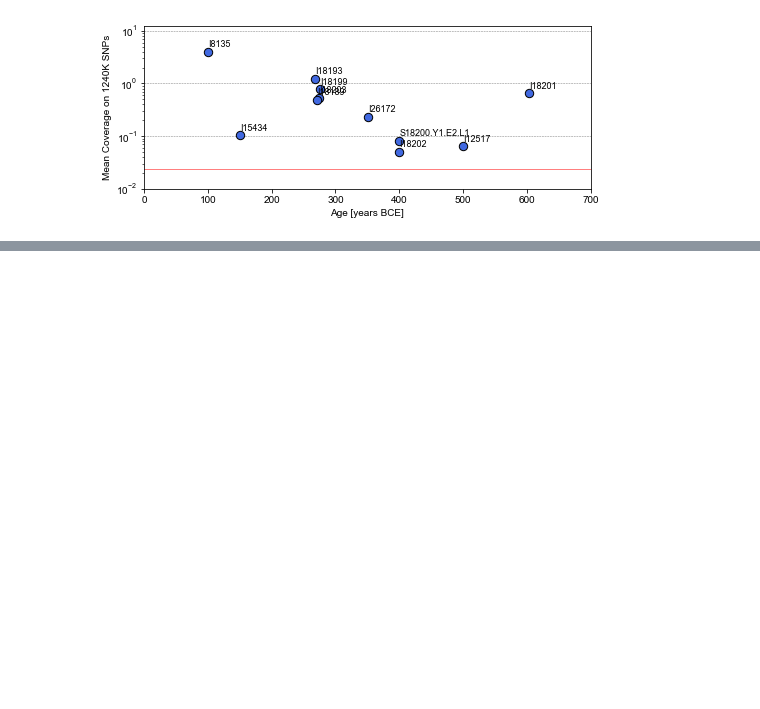
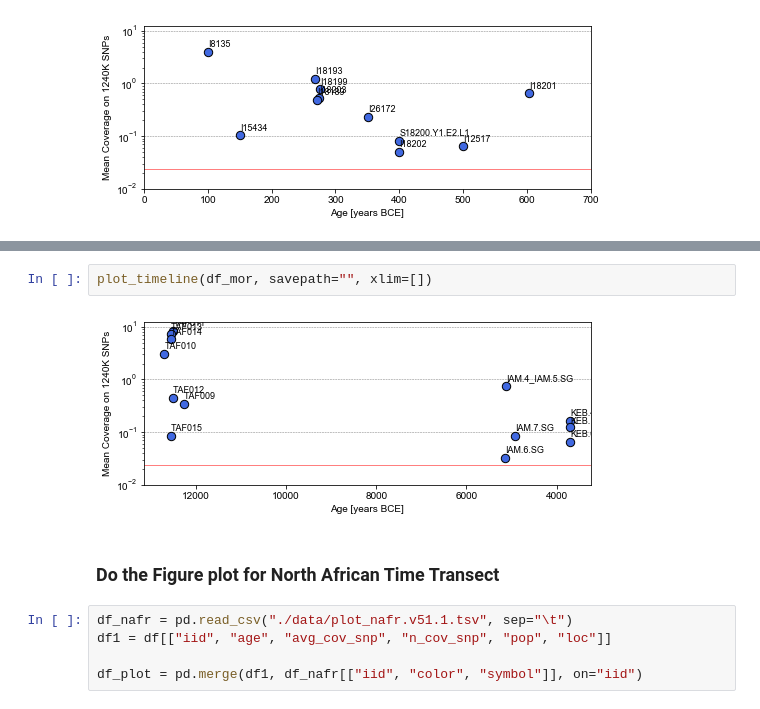
Before and after one commit to hringbauer/punic_aDNA, a Jupyter notebook: notebooks/plot_timeline.ipynb, the cells around one changed output, grey strips where cells are left out. Drawn from its saved outputs; the diff is of its cells as text; blank space fills up the shorter version.

Commit message:
Update Nafr visulalizations

```diff
--- a/notebooks/plot_timeline.ipynb
+++ b/notebooks/plot_timeline.ipynb
@@ -179,0 +231,11 @@ df_ib
+# %%
+plot_timeline(df_mor, savepath="", xlim=[])
+# %% [output]
+[figure, added]
+# %% [markdown]
+### Do the Figure plot for North African Time Transect
+# %%
+df_nafr = pd.read_csv("./data/plot_nafr.v51.1.tsv", sep="\t")
+df1 = df[["iid", "age", "avg_cov_snp", "n_cov_snp", "pop", "loc"]]
+
+df_plot = pd.merge(df1, df_nafr[["iid", "color", "symbol"]], on="iid")
```
Also changed, not shown: parts of 26 cells of this notebook, 5 other files.
